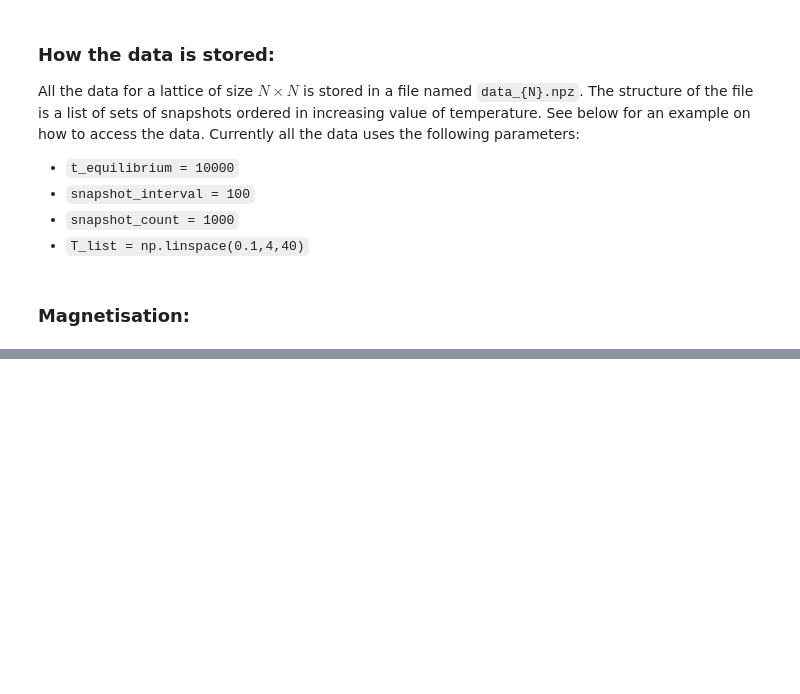
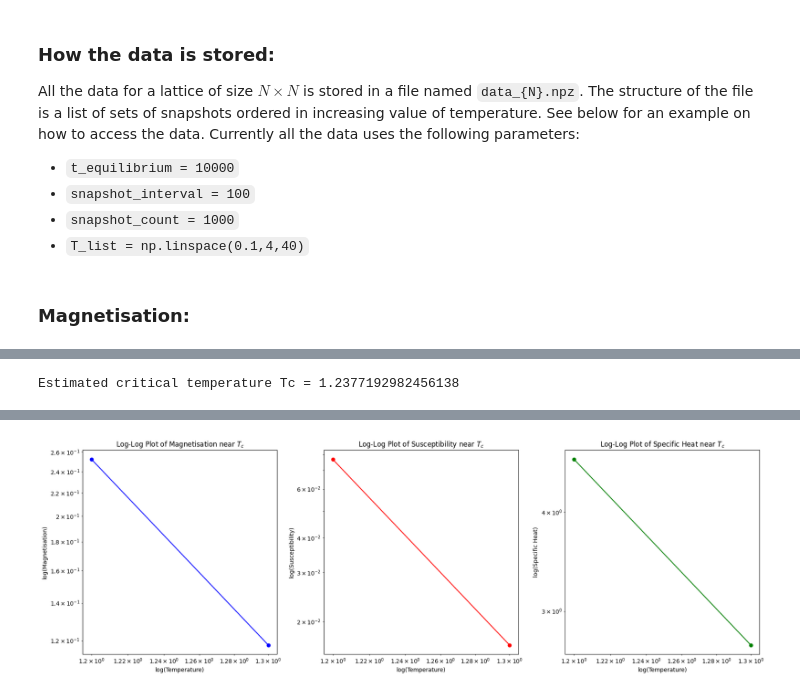
Before and after one commit to Newtech66/2D_Ising_Model_sim, a Jupyter notebook: Python/metropolis_algorithm.ipynb, the cells around one changed output, grey strips where cells are left out. Cells and saved outputs as stored; diff of their text form; code cells hidden in the pictures; blank space fills up the shorter version.

```diff
--- a/Python/metropolis_algorithm.ipynb
+++ b/Python/metropolis_algorithm.ipynb
@@ -245,0 +293,78 @@ plt.show()
+# %%
+# Define the system sizes and the corresponding data
+system_sizes = np.array([16, 25, 40])
+susceptibilities = [susceptibility_16_new, susceptibility_25_new, susceptibility_40_new]
+
+# Initialize the array to hold the peak temperatures
+T_peaks = np.zeros(len(system_sizes))
+
+# Find the temperature of the peak susceptibility for each system size
+for i in range(len(system_sizes)):
+    T_peaks[i] = T_list[np.argmax(susceptibilities[i])]
+
+coeffs = np.polyfit(1/system_sizes, T_peaks, 1)
+
+Tc_estimate = coeffs[1]
+
+print(f"Estimated critical temperature Tc = {Tc_estimate}")
+# %% [output]
+Estimated critical temperature Tc = 1.2377192982456138
+# %%
+import numpy as np
+import matplotlib.pyplot as plt
+from scipy.optimize import curve_fit
+
+# Define the critical exponents for the Ising model in D=2 dimensions
+exponents_exact = {'alpha': 0, 'beta': 1/8, 'gamma': 7/4, 'delta': 15, 'eta': 1/4, 'nu': 1}
+exponents_MFT = {'alpha': 0, 'beta': 1/2, 'gamma': 1, 'delta': 3, 'eta': 0, 'nu': 1/2}
+
+# Define the power law function for curve fitting
+def power_law(x, a, b):
+    return a * np.abs(x - Tc_estimate) ** b
+
+# Fit the data to the power law function to estimate the scaling coefficients
+coeffs_magnetisation, _ = curve_fit(power_law, np.log(T_list), np.log(np.abs(magnetisation_40_new)))
+coeffs_susceptibility, _ = curve_fit(power_law, np.log(T_list), np.log(np.maximum(susceptibility_40_new, 1e-10))) # Add a small constant
+coeffs_specific_heat, _ = curve_fit(power_law, np.log(T_list), np.log(np.maximum(specific_heat_40_new, 1e-10))) # Add a small constant
+
+# Calculate the scaling coefficients
+exponents_calculated = {'alpha': coeffs_specific_heat[1], 'beta': coeffs_magnetisation[1], 'gamma': coeffs_susceptibility[1]}
+exponents_calculated['nu'] = (2 - exponents_calculated['alpha']) / exponents_calculated['beta']
+exponents_calculated['delta'] = (exponents_calculated['gamma'] + exponents_calculated['beta'] - 1) / exponents_calculated['beta']
+exponents_calculated['eta'] = 2 - exponents_calculated['gamma'] / exponents_calculated['nu']
+
+# Print the scaling coefficients
+print('Critical exponents:')
+print('Calculated values:', exponents_calculated)
+print('Exact values:', exponents_exact)
+print('MFT values:', exponents_MFT)
+
+# Define a small range around Tc for the zoomed plot
+T_min = Tc_estimate - 0.1
+T_max = Tc_estimate + 0.1
+mask = (T_list >= T_min) & (T_list <= T_max)
+
+# Create the log-log plots
+plt.figure(figsize=(18, 6))
+
+plt.subplot(131)
+plt.loglog(T_list[mask], np.abs(magnetisation_40_new[mask]), 'bo-')
+plt.title('Log-Log Plot of Magnetisation near $T_c$')
+plt.xlabel('log(Temperature)')
+plt.ylabel('log(Magnetisation)')
+
+plt.subplot(132)
+plt.loglog(T_list[mask], np.maximum(susceptibility_40_new[mask], 1e-10), 'ro-') # Add a small constant
+plt.title('Log-Log Plot of Susceptibility near $T_c$')
+plt.xlabel('log(Temperature)')
+plt.ylabel('log(Susceptibility)')
+
+plt.subplot(133)
+plt.loglog(T_list[mask], np.maximum(specific_heat_40_new[mask], 1e-10), 'go-') # Add a small constant
+plt.title('Log-Log Plot of Specific Heat near $T_c$')
+plt.xlabel('log(Temperature)')
+plt.ylabel('log(Specific Heat)')
+
+plt.tight_layout()
+plt.show()
+# %% [output]
@@ -245,0 +375 @@ plt.show()
+[figure, added]
```
Also changed, not shown: parts of 8 cells of this notebook.
